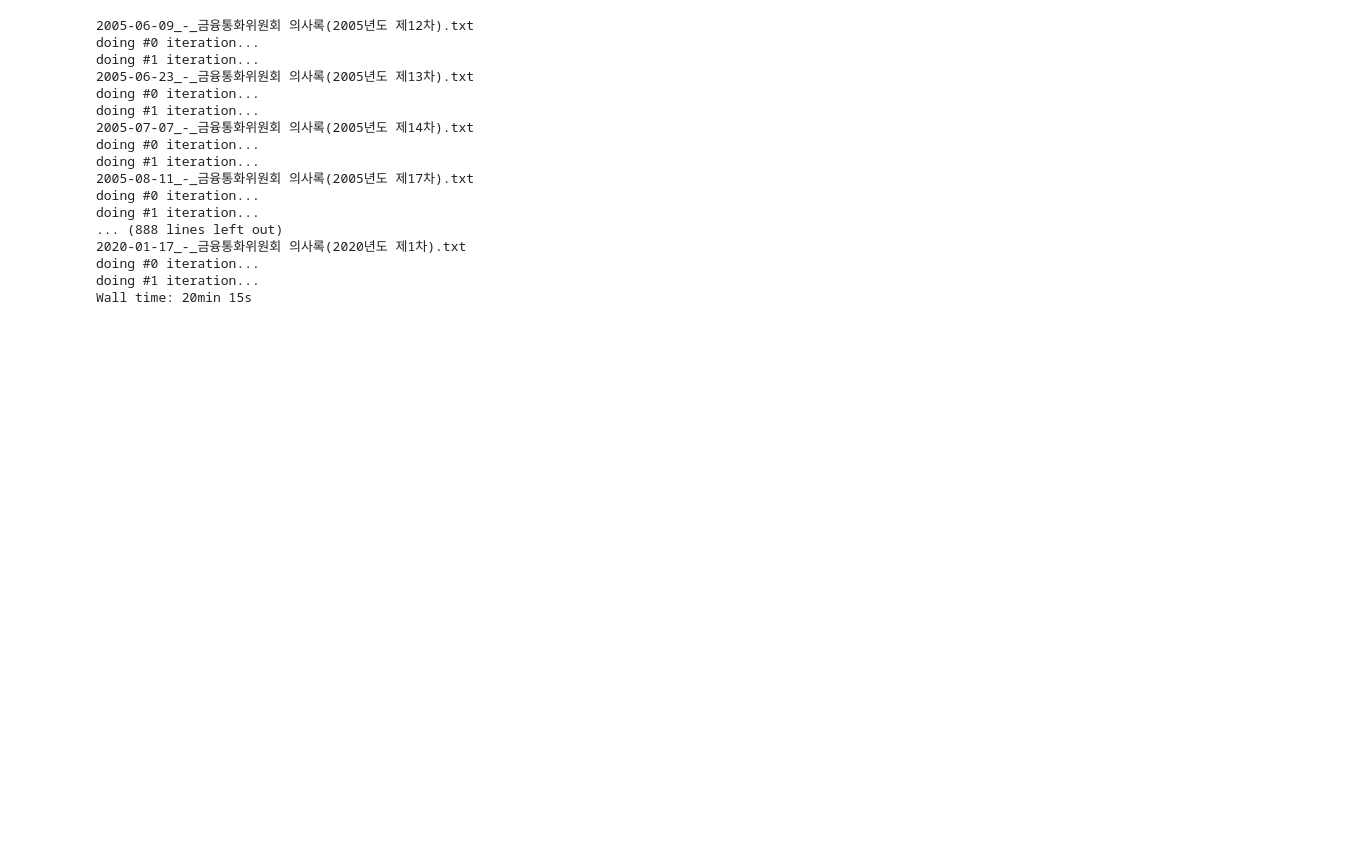
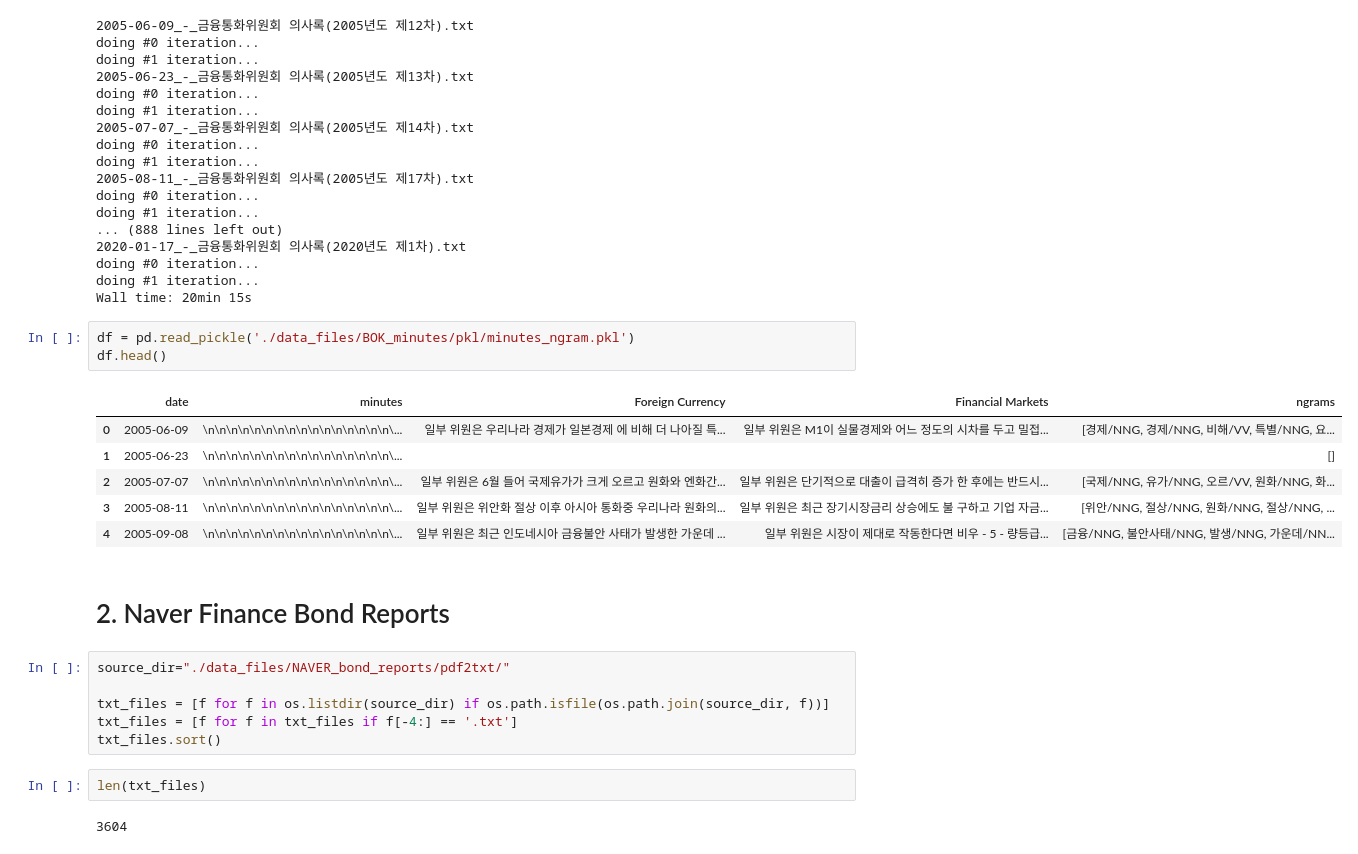
Before and after one commit to jaepil-choi/asiae-BOK-nlp, a Jupyter notebook: 03_preprocessing_text_data-mp.ipynb, the cells around one changed output. Saved outputs shown, nothing was run; the diff lists cells and outputs as text; blank space fills up the shorter version.

```diff
--- a/03_preprocessing_text_data-mp.ipynb
+++ b/03_preprocessing_text_data-mp.ipynb
@@ -310,3 +312,25 @@ doing #1 iteration...
 doing #0 iteration...
 doing #1 iteration...
 Wall time: 20min 15s
+# %%
+df = pd.read_pickle('./data_files/BOK_minutes/pkl/minutes_ngram.pkl')
+df.head()
+# %% [output]
+|  | date | minutes | Foreign Currency | Financial Markets | ngrams |
+| 0 | 2005-06-09 | \n\n\n\n\n\n\n\n\n\n\n\n\n\n\n\n\... | 일부 위원은 우리나라 경제가 일본경제 에 비해 더 나아질 특... | 일부 위원은 M1이 실물경제와 어느 정도의 시차를 두고 밀접... | [경제/NNG, 경제/NNG, 비해/VV, 특별/NNG, 요... |
+| 1 | 2005-06-23 | \n\n\n\n\n\n\n\n\n\n\n\n\n\n\n\n\... |  |  | [] |
+| 2 | 2005-07-07 | \n\n\n\n\n\n\n\n\n\n\n\n\n\n\n\n\... | 일부 위원은 6월 들어 국제유가가 크게 오르고 원화와 엔화간... | 일부 위원은 단기적으로 대출이 급격히 증가 한 후에는 반드시... | [국제/NNG, 유가/NNG, 오르/VV, 원화/NNG, 화... |
+| 3 | 2005-08-11 | \n\n\n\n\n\n\n\n\n\n\n\n\n\n\n\n\... | 일부 위원은 위안화 절상 이후 아시아 통화중 우리나라 원화의... | 일부 위원은 최근 장기시장금리 상승에도 불 구하고 기업 자금... | [위안/NNG, 절상/NNG, 원화/NNG, 절상/NNG, ... |
+| 4 | 2005-09-08 | \n\n\n\n\n\n\n\n\n\n\n\n\n\n\n\n\... | 일부 위원은 최근 인도네시아 금융불안 사태가 발생한 가운데 ... | 일부 위원은 시장이 제대로 작동한다면 비우 - 5 - 량등급... | [금융/NNG, 불안사태/NNG, 발생/NNG, 가운데/NN... |
+# %% [markdown]
+# 2. Naver Finance Bond Reports
+# %%
+source_dir="./data_files/NAVER_bond_reports/pdf2txt/"
+
+txt_files = [f for f in os.listdir(source_dir) if os.path.isfile(os.path.join(source_dir, f))]
+txt_files = [f for f in txt_files if f[-4:] == '.txt']
+txt_files.sort()
+# %%
+len(txt_files)
+# %% [output]
+3604
```
Also changed, not shown: parts of 7 cells of this notebook.
